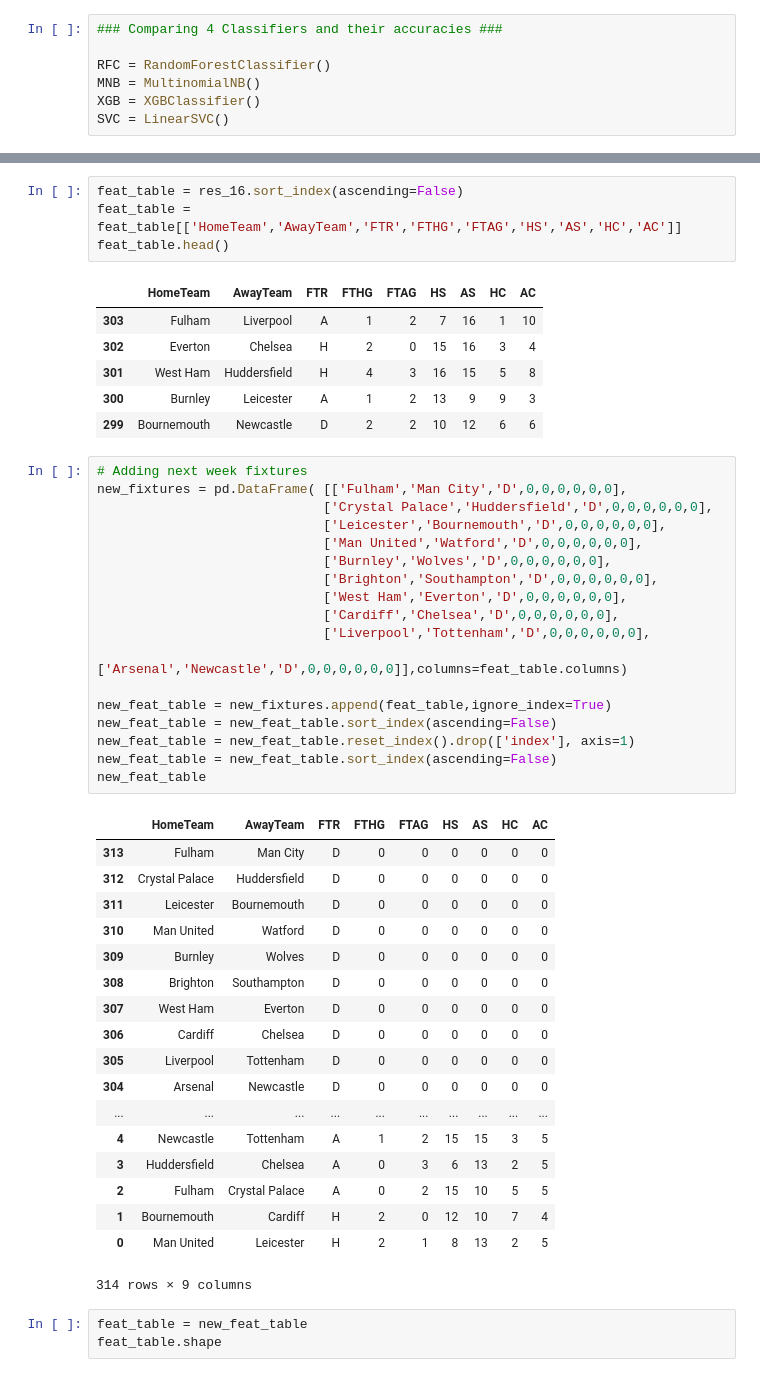
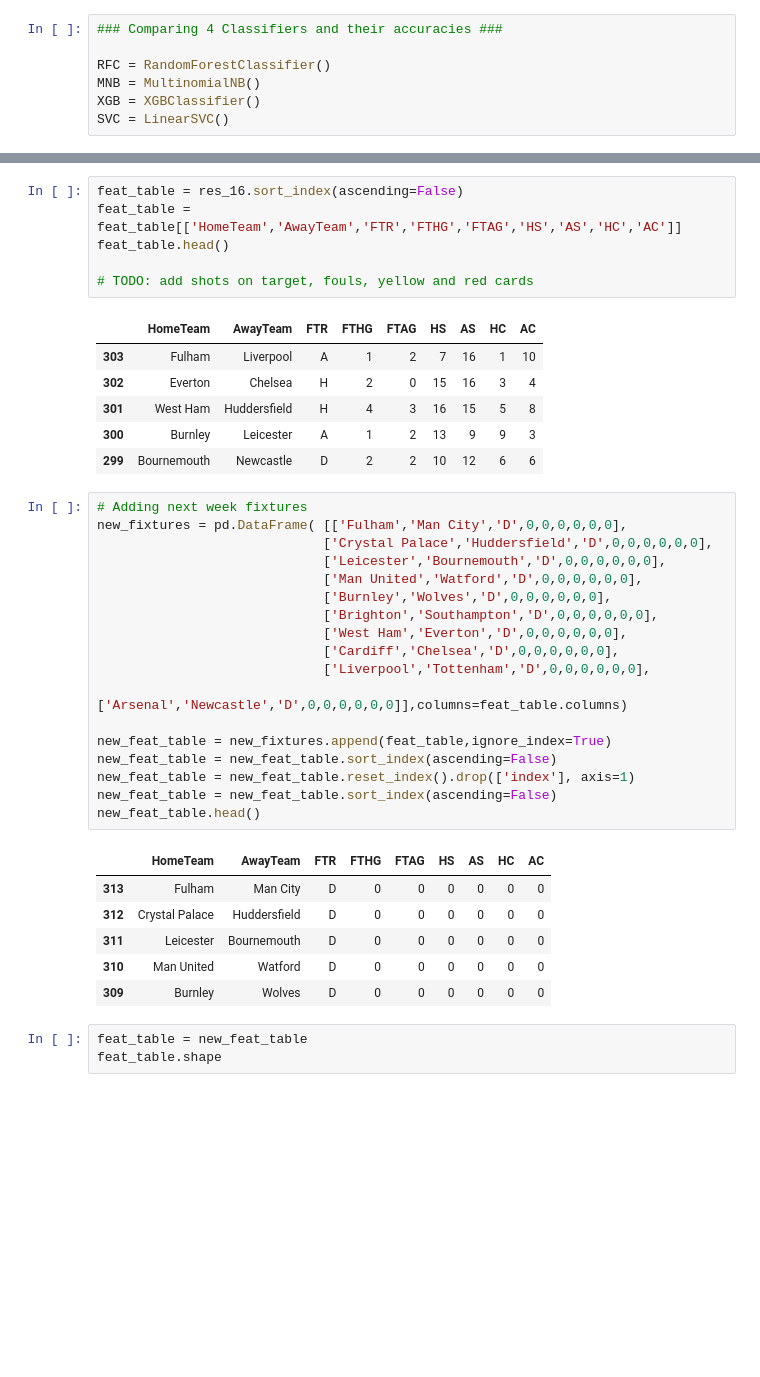
Before and after one commit to michaelbuchar/Bundesliga-Predictor, a Jupyter notebook: Premier_League_Predictor_1819.ipynb, the cells around one changed output, grey strips where cells are left out. Cells and saved outputs as stored; diff of their text form; blank space fills up the shorter version.

```diff
--- a/Premier_League_Predictor_1819.ipynb
+++ b/Premier_League_Predictor_1819.ipynb
@@ -458,6 +455,8 @@ Mean accuracy score:
 feat_table = res_16.sort_index(ascending=False)
 feat_table = feat_table[['HomeTeam','AwayTeam','FTR','FTHG','FTAG','HS','AS','HC','AC']]
 feat_table.head()
+
+# TODO: add shots on target, fouls, yellow and red cards
 # %% [output]
 |  | HomeTeam | AwayTeam | FTR | FTHG | FTAG | HS | AS | HC | AC |
 | 303 | Fulham | Liverpool | A | 1 | 2 | 7 | 16 | 1 | 10 |
@@ -468,40 +467,28 @@ feat_table.head()
 # %%
 # Adding next week fixtures
 new_fixtures = pd.DataFrame( [['Fulham','Man City','D',0,0,0,0,0,0],
                              ['Crystal Palace','Huddersfield','D',0,0,0,0,0,0],
                              ['Leicester','Bournemouth','D',0,0,0,0,0,0],
                              ['Man United','Watford','D',0,0,0,0,0,0],
                              ['Burnley','Wolves','D',0,0,0,0,0,0],
                              ['Brighton','Southampton','D',0,0,0,0,0,0],
                              ['West Ham','Everton','D',0,0,0,0,0,0],
                              ['Cardiff','Chelsea','D',0,0,0,0,0,0],
                              ['Liverpool','Tottenham','D',0,0,0,0,0,0],
                              ['Arsenal','Newcastle','D',0,0,0,0,0,0]],columns=feat_table.columns)
 
 new_feat_table = new_fixtures.append(feat_table,ignore_index=True)
 new_feat_table = new_feat_table.sort_index(ascending=False)
 new_feat_table = new_feat_table.reset_index().drop(['index'], axis=1)
 new_feat_table = new_feat_table.sort_index(ascending=False)
-new_feat_table
+new_feat_table.head()
 # %% [output]
 |  | HomeTeam | AwayTeam | FTR | FTHG | FTAG | HS | AS | HC | AC |
 | 313 | Fulham | Man City | D | 0 | 0 | 0 | 0 | 0 | 0 |
 | 312 | Crystal Palace | Huddersfield | D | 0 | 0 | 0 | 0 | 0 | 0 |
 | 311 | Leicester | Bournemouth | D | 0 | 0 | 0 | 0 | 0 | 0 |
 | 310 | Man United | Watford | D | 0 | 0 | 0 | 0 | 0 | 0 |
 | 309 | Burnley | Wolves | D | 0 | 0 | 0 | 0 | 0 | 0 |
-| 308 | Brighton | Southampton | D | 0 | 0 | 0 | 0 | 0 | 0 |
-| 307 | West Ham | Everton | D | 0 | 0 | 0 | 0 | 0 | 0 |
-| 306 | Cardiff | Chelsea | D | 0 | 0 | 0 | 0 | 0 | 0 |
-| 305 | Liverpool | Tottenham | D | 0 | 0 | 0 | 0 | 0 | 0 |
-| 304 | Arsenal | Newcastle | D | 0 | 0 | 0 | 0 | 0 | 0 |
-| ... | ... | ... | ... | ... | ... | ... | ... | ... | ... |
-| 4 | Newcastle | Tottenham | A | 1 | 2 | 15 | 15 | 3 | 5 |
-| 3 | Huddersfield | Chelsea | A | 0 | 3 | 6 | 13 | 2 | 5 |
-| 2 | Fulham | Crystal Palace | A | 0 | 2 | 15 | 10 | 5 | 5 |
-| 1 | Bournemouth | Cardiff | H | 2 | 0 | 12 | 10 | 7 | 4 |
-| 0 | Man United | Leicester | H | 2 | 1 | 8 | 13 | 2 | 5 |
-314 rows × 9 columns
 # %%
 feat_table = new_feat_table
 feat_table.shape
```
Also changed, not shown: parts of 12 cells of this notebook, 1 other file.
